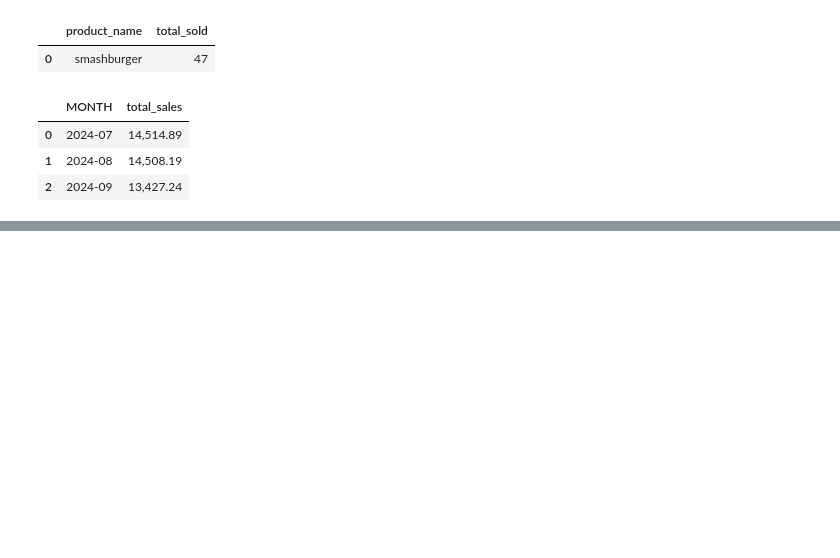
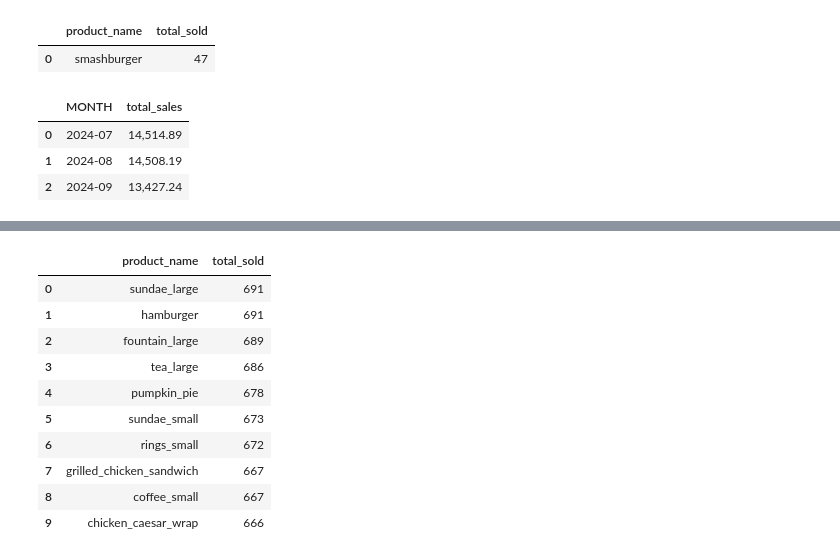
Before and after one commit to gojandrooo/insights-on-demand-demo, a Jupyter notebook: nb03_db_query.ipynb, the cells around one changed output, grey strips where cells are left out. Saved outputs shown, nothing was run; the diff lists cells and outputs as text; code cells hidden in the pictures; blank space fills up the shorter version.

```diff
--- a/nb03_db_query.ipynb
+++ b/nb03_db_query.ipynb
@@ -977,0 +1026,33 @@ result
+# %%
+# what were the top 10 products sold in Los Angeles in September 2024?
+query = """
+SELECT
+product_margin.product_name,
+CAST(SUM(order_item.product_quantity) AS INTEGER) AS total_sold
+
+FROM order_item
+JOIN product_margin ON order_item.product_id = product_margin.product_id
+JOIN order_summary ON order_item.transaction_id = order_summary.transaction_id
+JOIN locations ON order_summary.store_id = locations.store_id
+
+WHERE locations.dma_name = 'Los Angeles'
+AND order_summary.date BETWEEN '2024-09-01' AND '2024-09-30'
+GROUP BY product_margin.product_name
+ORDER BY total_sold DESC LIMIT 10;
+"""
+
+# Execute the query
+result = execute_query(query)
+result
+# %% [output]
+|  | product_name | total_sold |
+| 0 | sundae_large | 691 |
+| 1 | hamburger | 691 |
+| 2 | fountain_large | 689 |
+| 3 | tea_large | 686 |
+| 4 | pumpkin_pie | 678 |
+| 5 | sundae_small | 673 |
+| 6 | rings_small | 672 |
+| 7 | grilled_chicken_sandwich | 667 |
+| 8 | coffee_small | 667 |
+| 9 | chicken_caesar_wrap | 666 |
```
Also changed, not shown: parts of 21 cells of this notebook, 1 other file.
